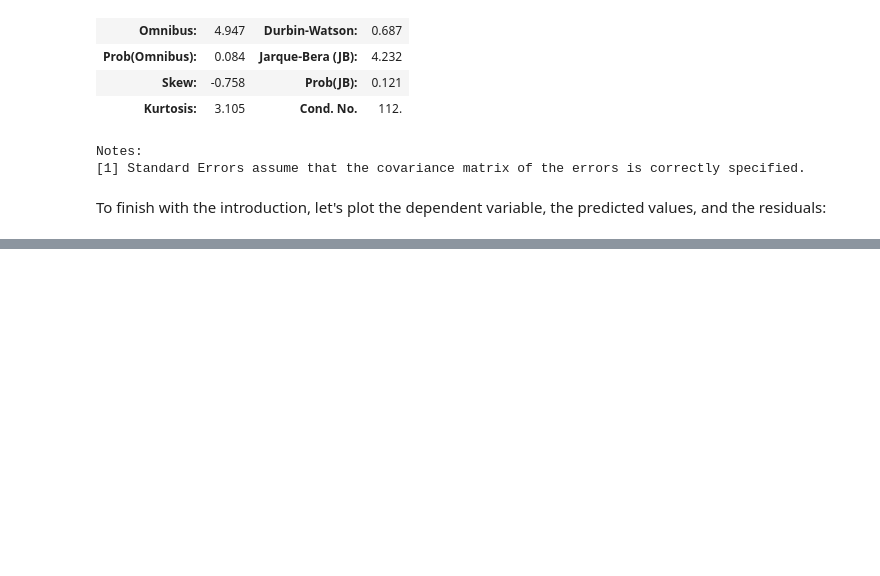
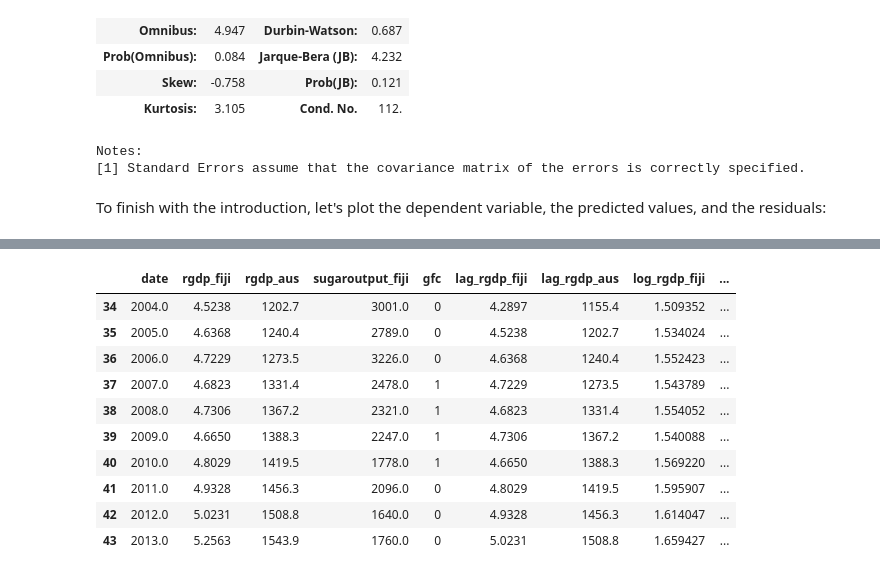
Before and after one commit to joaomacalos/imfx-python, a Jupyter notebook: m2-lectures.ipynb, the cells around one changed output, grey strips where cells are left out. Cells and saved outputs as stored; diff of their text form; code cells hidden in the pictures; blank space fills up the shorter version.

```diff
--- a/m2-lectures.ipynb
+++ b/m2-lectures.ipynb
@@ -80,0 +124,28 @@ To finish with the introduction, let's plot the dependent variable, the predicte
+# %%
+df = (
+    df
+    .pipe(lambda x: x.assign(
+        # Create a dummy for GFC
+        gfc=np.where(x.date.isin([2007, 2008, 2009,2010]), 1, 0),
+        # Create lags
+        **{f'lag_{col.name}': col.shift(1) for col in [x.rgdp_fiji, x.rgdp_aus]}
+    ))
+    .pipe(lambda x: x.assign(
+        # Create logs
+        **{f'log_{col.name}': np.log(col) for col in [x.rgdp_fiji, x.rgdp_aus, x.sugaroutput_fiji, x.lag_rgdp_fiji, x.lag_rgdp_aus]}
+        ))
+    .dropna()
+)
+df.tail(10)
+# %% [output]
+|  | date | rgdp_fiji | rgdp_aus | sugaroutput_fiji | gfc | lag_rgdp_fiji | lag_rgdp_aus | log_rgdp_fiji | ... |
+| 34 | 2004.0 | 4.5238 | 1202.7 | 3001.0 | 0 | 4.2897 | 1155.4 | 1.509352 | ... |
+| 35 | 2005.0 | 4.6368 | 1240.4 | 2789.0 | 0 | 4.5238 | 1202.7 | 1.534024 | ... |
+| 36 | 2006.0 | 4.7229 | 1273.5 | 3226.0 | 0 | 4.6368 | 1240.4 | 1.552423 | ... |
+| 37 | 2007.0 | 4.6823 | 1331.4 | 2478.0 | 1 | 4.7229 | 1273.5 | 1.543789 | ... |
+| 38 | 2008.0 | 4.7306 | 1367.2 | 2321.0 | 1 | 4.6823 | 1331.4 | 1.554052 | ... |
+| 39 | 2009.0 | 4.6650 | 1388.3 | 2247.0 | 1 | 4.7306 | 1367.2 | 1.540088 | ... |
+| 40 | 2010.0 | 4.8029 | 1419.5 | 1778.0 | 1 | 4.6650 | 1388.3 | 1.569220 | ... |
+| 41 | 2011.0 | 4.9328 | 1456.3 | 2096.0 | 0 | 4.8029 | 1419.5 | 1.595907 | ... |
+| 42 | 2012.0 | 5.0231 | 1508.8 | 1640.0 | 0 | 4.9328 | 1456.3 | 1.614047 | ... |
+| 43 | 2013.0 | 5.2563 | 1543.9 | 1760.0 | 0 | 5.0231 | 1508.8 | 1.659427 | ... |
```
Also changed, not shown: parts of 24 cells of this notebook, 7 other files.
